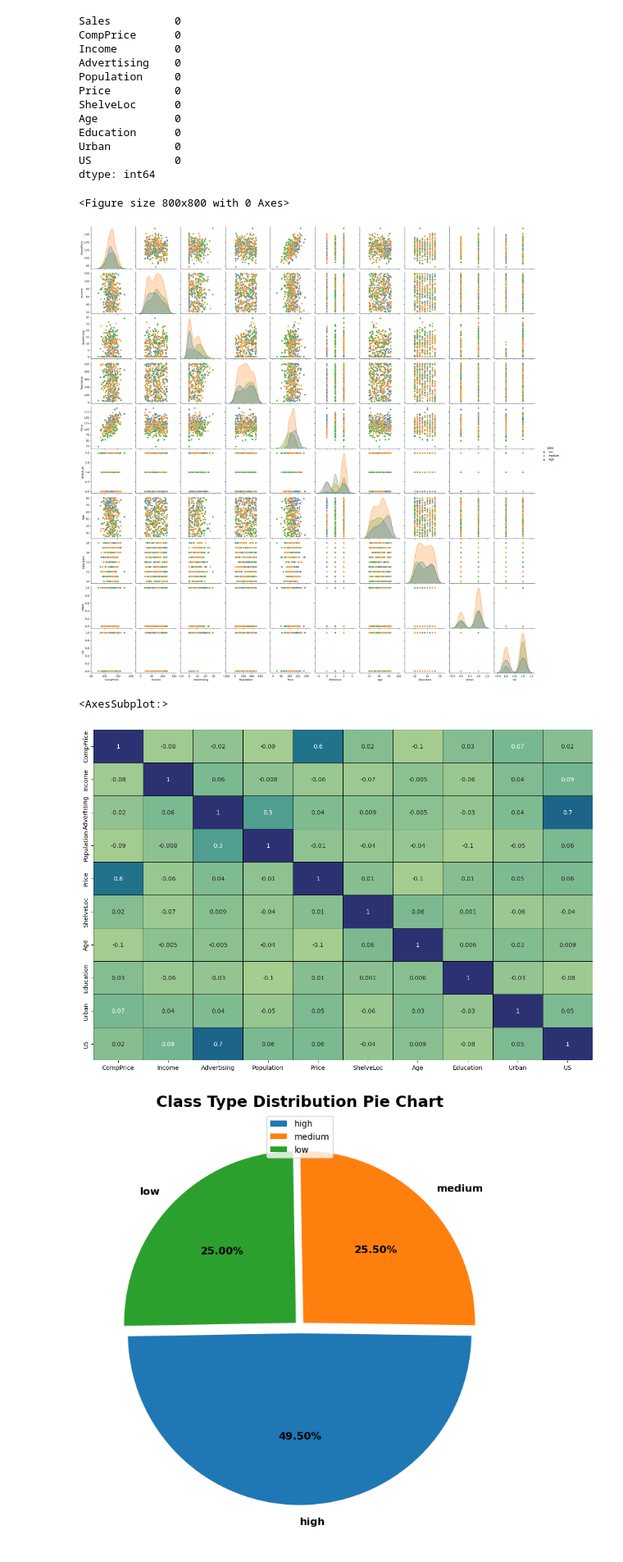
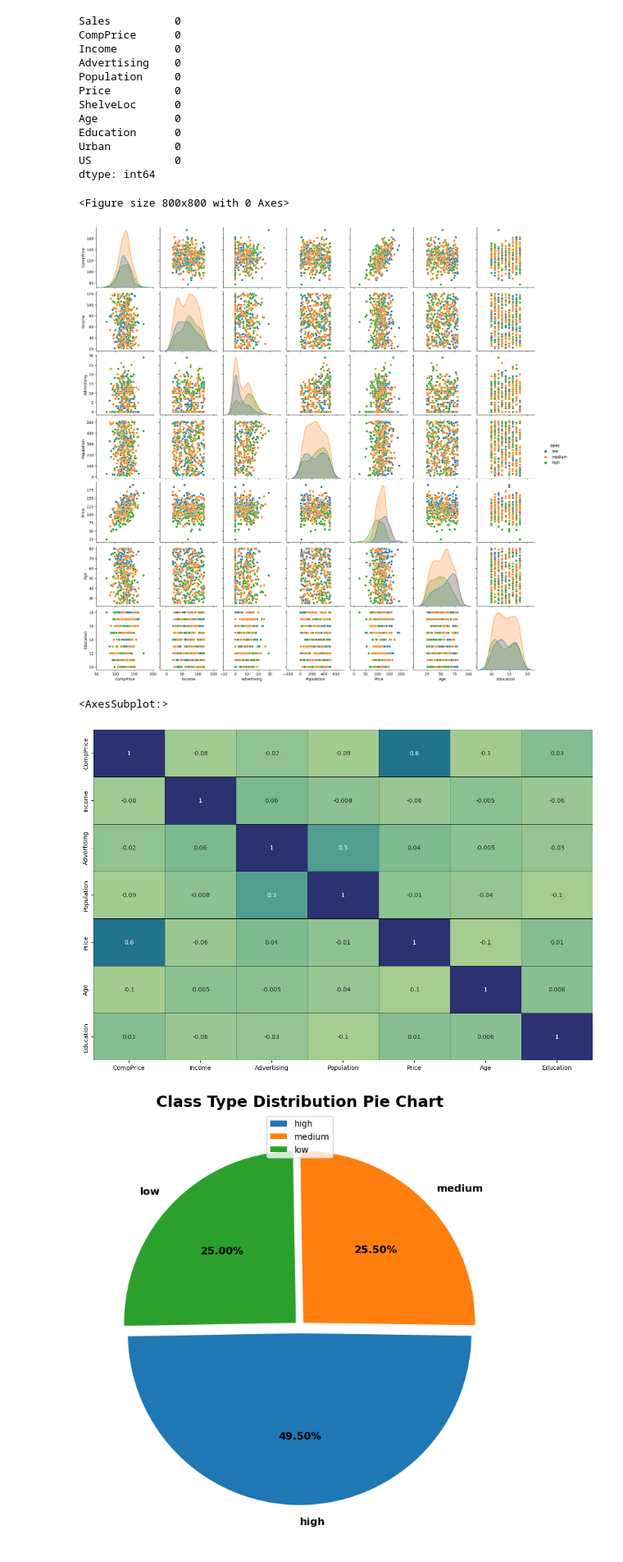
Before and after one commit to KunalDoshi-Code/Data_Science_Assignments, a Jupyter notebook: Assignments/14-Decision Trees/decision-tree-company-high-sale.ipynb, the cells around one changed output. Shown at 82% size. Drawn from its saved outputs; the diff is of its cells as text; code cells hidden in the pictures.

```diff
--- a/Assignments/14-Decision Trees/decision-tree-company-high-sale.ipynb
+++ b/Assignments/14-Decision Trees/decision-tree-company-high-sale.ipynb
@@ -80,6 +81,10 @@ data["ShelveLoc"] = encoder.fit_transform(data["ShelveLoc"])
 data["Urban"] = encoder.fit_transform(data["Urban"])
 data["US"] = encoder.fit_transform(data["US"])
 
+data['ShelveLoc']=data['ShelveLoc'].astype('category')
+data['Urban']=data['Urban'].astype('category')
+data['US']=data['US'].astype('category')
+
 data.isnull().sum()
 # %% [output]
 Sales          0
@@ -95,18 +100,18 @@ Urban          0
 US             0
 dtype: int64
 # %%
-plt.figure(figsize=(8,8))
+plt.figure(figsize=(16,9))
 sns.pairplot(data,hue="Sales")
 plt.show()
 # %% [output]
 <Figure size 800x800 with 0 Axes>
-[figure, old version]
+[figure, new version]
 # %%
-fig, ax = plt.subplots(figsize=(15,10))
+fig, ax = plt.subplots(figsize=(16,9))
 sns.heatmap(data.corr(), annot=True, fmt='.1g', cmap="crest", cbar=False, linewidths=0.5, linecolor='black')
 # %% [output]
 <AxesSubplot:>
-[figure, old version]
+[figure, new version]
 # %%
 plt.figure(figsize = (16,9))
 plt.pie(data['Sales'].value_counts(),
```
Also changed, not shown: parts of 4 cells of this notebook, 1 other file.
